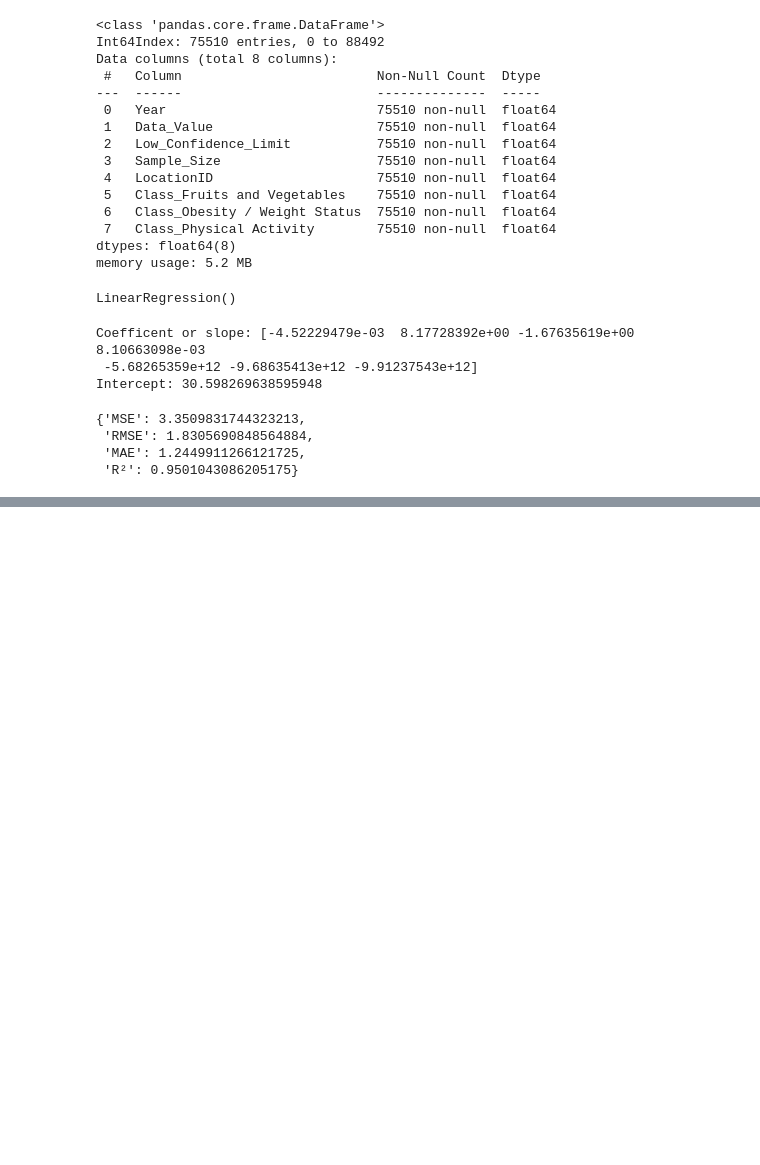
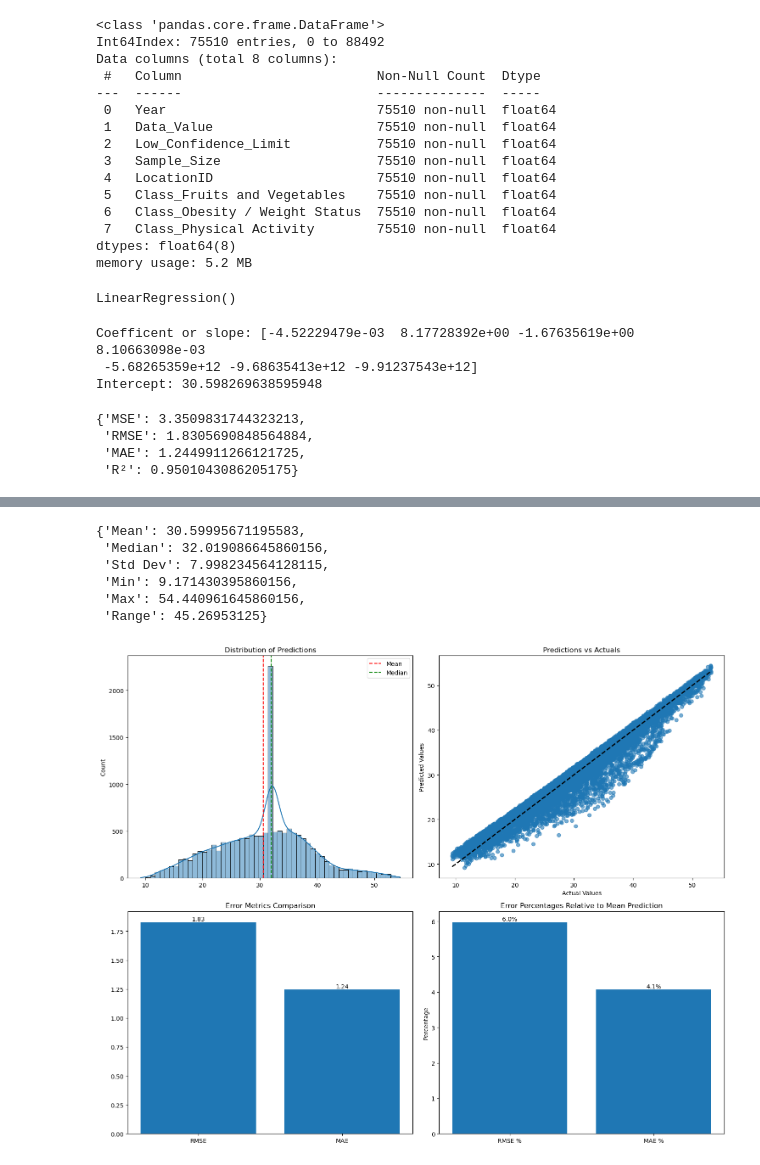
Before and after one commit to Niklauzi/Machine-Learning-Projects, a Jupyter notebook: Health Domain/Nutrition, Physical Activity, and Obesity - Behavioral Risk Factor Surveillance System/Nutrition-Physical Activity-Obesity.ipynb, the cells around one changed output, grey strips where cells are left out. Drawn from its saved outputs; the diff is of its cells as text; code cells hidden in the pictures; blank space fills up the shorter version.

Commit message:
evaluation and prediction statistics

```diff
--- a/Health Domain/Nutrition, Physical Activity, and Obesity - Behavioral Risk Factor Surveillance System/Nutrition-Physical Activity-Obesity.ipynb
+++ b/Health Domain/Nutrition, Physical Activity, and Obesity - Behavioral Risk Factor Surveillance System/Nutrition-Physical Activity-Obesity.ipynb
@@ -645,0 +500,58 @@ Maximum: 8.41%
+# %%
+prediction_stats
+# %% [output]
+{'Mean': 30.59995671195583,
+ 'Median': 32.019086645860156,
+ 'Std Dev': 7.998234564128115,
+ 'Min': 9.171430395860156,
+ 'Max': 54.440961645860156,
+ 'Range': 45.26953125}
+# %%
+fig, axes = plt.subplots(2, 2, figsize=(15, 12))
+
+# Plot 1: Distribution of Predictions
+sns.histplot(y_pred, kde=True, ax=axes[0, 0])
+axes[0, 0].axvline(np.mean(y_pred), color='r', linestyle='--', label='Mean')
+axes[0, 0].axvline(np.median(y_pred), color='g', linestyle='--', label='Median')
+axes[0, 0].set_title('Distribution of Predictions')
+axes[0, 0].legend()
+
+
+# Plot 2: Predictions vs Actuals
+axes[0, 1].scatter(y_test, y_pred, alpha=0.6)
+axes[0, 1].plot([y_test.min(), y_test.max()],
+                [y_test.min(), y_test.max()], 'k--', lw=2)
+axes[0, 1].set_title('Predictions vs Actuals')
+axes[0, 1].set_xlabel('Actual Values')
+axes[0, 1].set_ylabel('Predicted Values')
+
+
+# Plot 3: Error Metrics Comparison
+metrics_to_plot = ['RMSE', 'MAE']
+values_to_plot = [rmse, mae]
+axes[1, 0].bar(metrics_to_plot, values_to_plot)
+axes[1, 0].set_title('Error Metrics Comparison')
+for i, v in enumerate(values_to_plot):
+        axes[1, 0].text(i, v, f'{v:.2f}', ha='center', va='bottom')
+
+
+
+# Plot 4: Error Relative to Prediction Scale
+mean_pred = np.mean(y_pred)
+error_percentages = {
+        'RMSE %': (rmse / mean_pred) * 100,
+        'MAE %': (mae / mean_pred) * 100
+        }
+axes[1, 1].bar(error_percentages.keys(), error_percentages.values())
+axes[1, 1].set_title('Error Percentages Relative to Mean Prediction')
+axes[1, 1].set_ylabel('Percentage')
+for i, (k, v) in enumerate(error_percentages.items()):
+    axes[1, 1].text(i, v, f'{v:.1f}%', ha='center', va='bottom')
+
+plt.tight_layout()
+
+plt.savefig('model_performance.jpg', dpi=300, bbox_inches='tight')
+
+plt.show()
+# %% [output]
+[figure, added]
```
Also changed, not shown: parts of 14 cells of this notebook, 2 other files.
